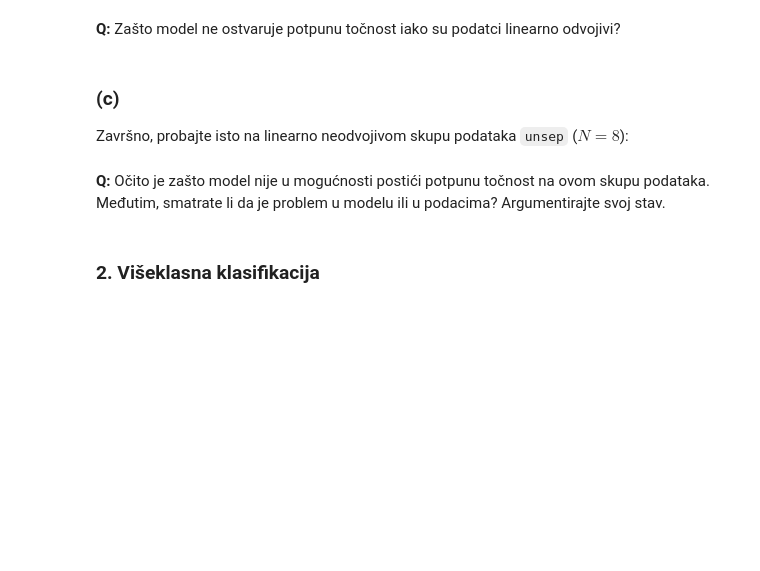
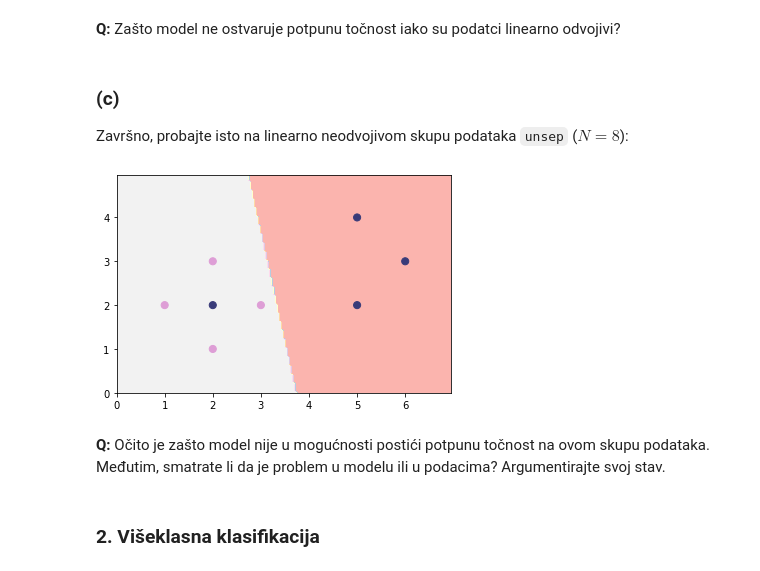
Before and after one commit to mateoim/su-lab-20-21, a Jupyter notebook: lab02/SU-2020-LAB02-0036509386.ipynb, the cells around one changed output. Saved outputs shown, nothing was run; the diff lists cells and outputs as text; code cells hidden in the pictures; blank space fills up the shorter version.

```diff
--- a/lab02/SU-2020-LAB02-0036509386.ipynb
+++ b/lab02/SU-2020-LAB02-0036509386.ipynb
@@ -115,3 +129,7 @@ unsep_y = np.append(seven_y, 0)
+# %%
+plot_classification(unsep_X, unsep_y)
+# %% [output]
+[figure, added]
 # %% [markdown]
 **Q:** Očito je zašto model nije u mogućnosti postići potpunu točnost na ovom skupu podataka. Međutim, smatrate li da je problem u modelu ili u podacima? Argumentirajte svoj stav.
 # %% [markdown]
```
Also changed, not shown: parts of 7 cells of this notebook.
